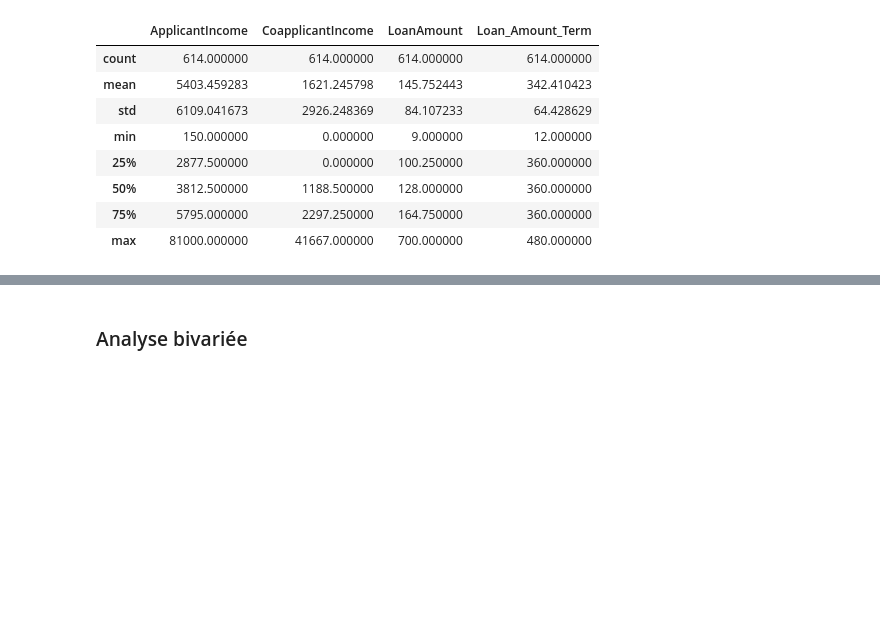
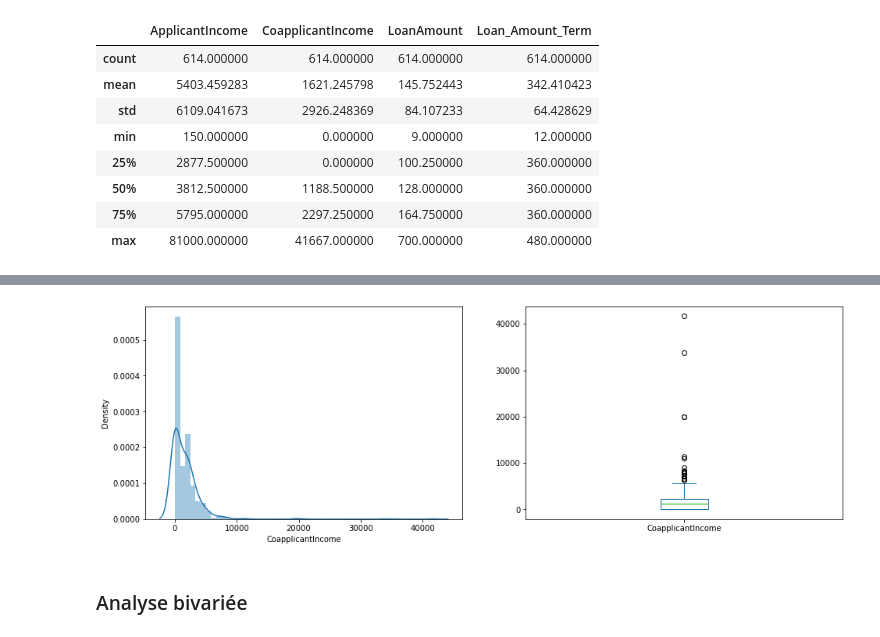
Before and after one commit to Ibrahim-Abbadi/Home-Loan, a Jupyter notebook: Forecasting a Housing Loan.ipynb, the cells around one changed output, grey strips where cells are left out. Cells and saved outputs as stored; diff of their text form; code cells hidden in the pictures; blank space fills up the shorter version.

```diff
--- a/Forecasting a Housing Loan.ipynb
+++ b/Forecasting a Housing Loan.ipynb
@@ -169,3 +189,17 @@ plt.show()
+# %%
+# applicantincome
+plt.figure(1)
+
+plt.subplot(121)
+sns.distplot(df['CoapplicantIncome'])
+
+plt.subplot(122)
+df['CoapplicantIncome'].plot.box(figsize=(16,5))
+
+plt.suptitle('')
+plt.show()
+# %% [output]
+[figure, added]
 # %% [markdown]
 ### Analyse bivariée
 # %%
```
Also changed, not shown: parts of 24 cells of this notebook, 2 other files.
